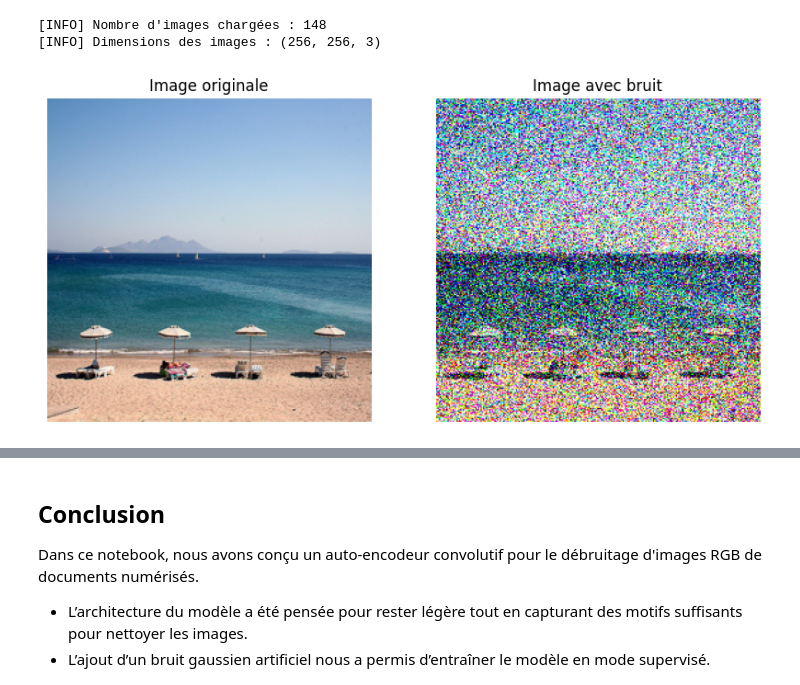
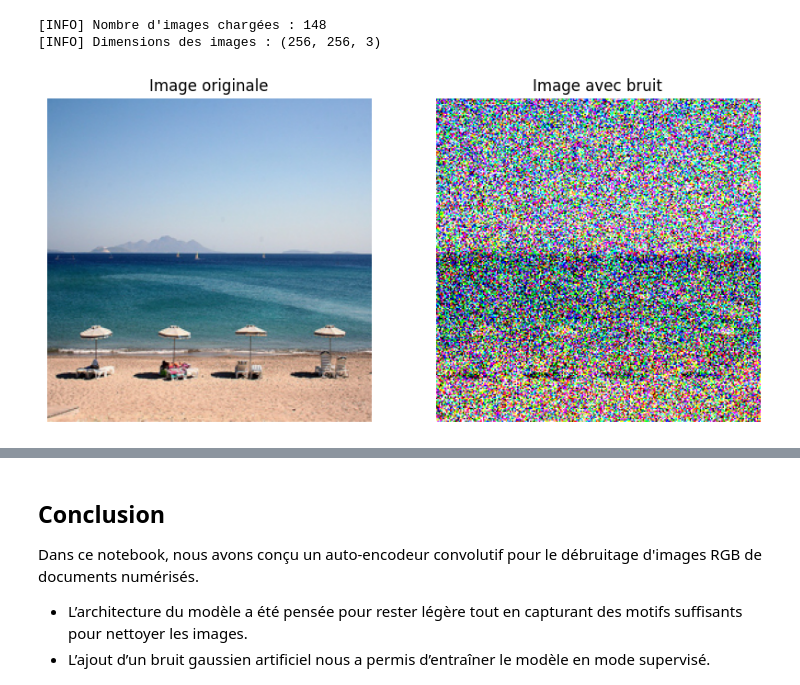
Before and after one commit to clementfornes13/leyenda_project, a Jupyter notebook: Livrable 2.ipynb, the cells around one changed output, grey strips where cells are left out. Saved outputs shown, nothing was run; the diff lists cells and outputs as text; code cells hidden in the pictures.

```diff
--- a/Livrable 2.ipynb
+++ b/Livrable 2.ipynb
@@ -36,28 +36,28 @@ print(f"[INFO] Dimensions des images : {X.shape[1:]}")  # (256, 256, 3)
 [INFO] Dimensions des images : (256, 256, 3)
 # %%
 # Fonction pour ajouter du bruit gaussien
-def add_gaussian_noise(images, mean=0.0, std=0.5):
+def add_gaussian_noise(images, mean=0.0, std=1):
     noisy_images = []
     for img in images:
         noise = np.random.normal(mean, std, img.shape)
         noisy_img = np.clip(img + noise, 0, 1)
         noisy_images.append(noisy_img)
     return np.array(noisy_images)
 # Ajout de bruit gaussien aux images
-X_noisy = add_gaussian_noise(X, mean=0.0, std=0.5)
+X_noisy = add_gaussian_noise(X, mean=0.0, std=1)
 # Affichage d'une image originale et de son bruit
 plt.figure(figsize=(10, 5))
 plt.subplot(1, 2, 1)
 plt.imshow(X[0])
 plt.title("Image originale")
 plt.axis("off")
 plt.subplot(1, 2, 2)
 plt.imshow(X_noisy[0])
 plt.title("Image avec bruit")
 plt.axis("off")
 plt.show()
 # %% [output]
-[figure, old version]
+[figure, new version]
 # %%
 input_img = Input(shape=(img_size, img_size, 3))
 
```
Also changed, not shown: parts of 4 cells of this notebook.
